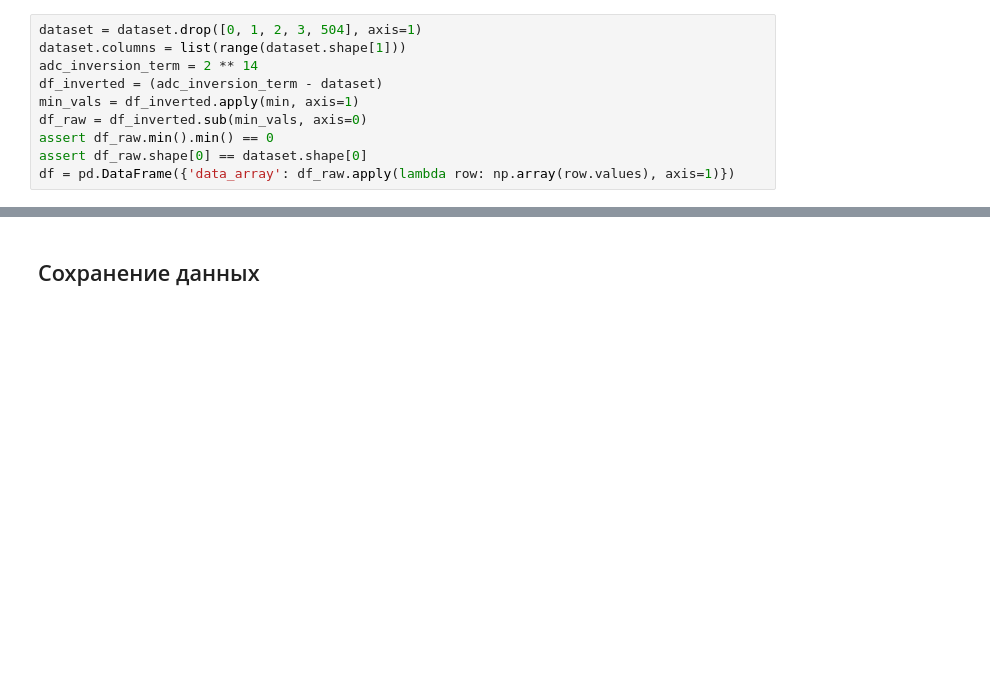
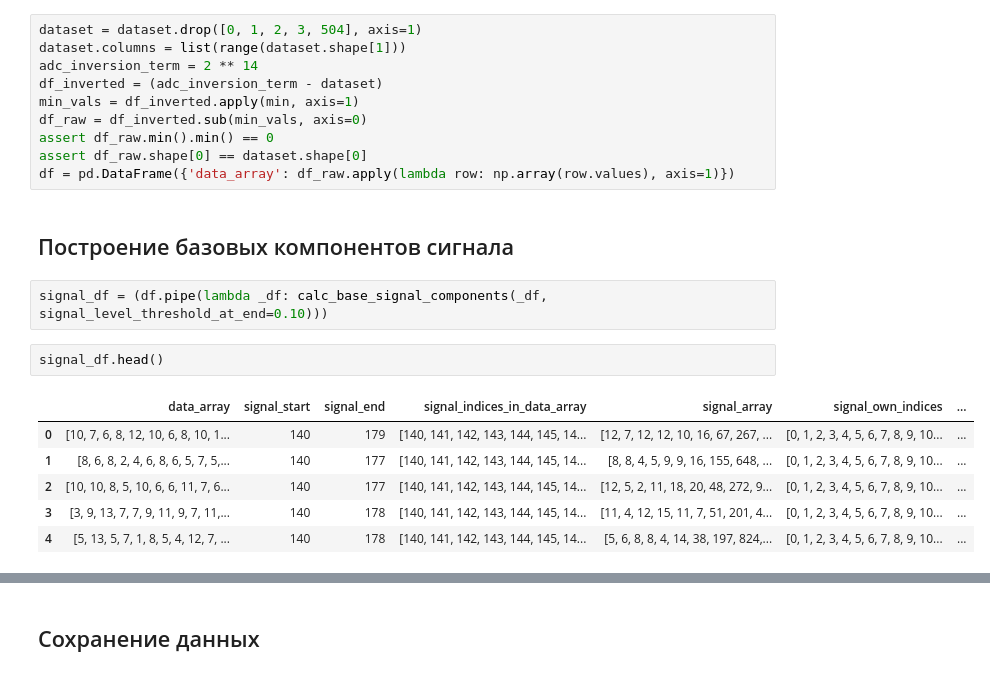
Before and after one commit to AlekseiAgarkov/kaggle_unsupervised_ml_signal_classification, a Jupyter notebook: notebooks/2_Data_Preprocessing.ipynb, the cells around one changed output, grey strips where cells are left out. Cells and saved outputs as stored; diff of their text form; blank space fills up the shorter version.

Commit message:
Implement Data_Preprocessing

```diff
--- a/notebooks/2_Data_Preprocessing.ipynb
+++ b/notebooks/2_Data_Preprocessing.ipynb
@@ -21,3 +24,16 @@ df_raw = df_inverted.sub(min_vals, axis=0)
 assert df_raw.min().min() == 0
 assert df_raw.shape[0] == dataset.shape[0]
 df = pd.DataFrame({'data_array': df_raw.apply(lambda row: np.array(row.values), axis=1)})
+# %% [markdown]
+## Построение базовых компонентов сигнала
+# %%
+signal_df = (df.pipe(lambda _df: calc_base_signal_components(_df, signal_level_threshold_at_end=0.10)))
+# %%
+signal_df.head()
+# %% [output]
+|  | data_array | signal_start | signal_end | signal_indices_in_data_array | signal_array | signal_own_indices | ... |
+| 0 | [10, 7, 6, 8, 12, 10, 6, 8, 10, 1... | 140 | 179 | [140, 141, 142, 143, 144, 145, 14... | [12, 7, 12, 12, 10, 16, 67, 267, ... | [0, 1, 2, 3, 4, 5, 6, 7, 8, 9, 10... | ... |
+| 1 | [8, 6, 8, 2, 4, 6, 8, 6, 5, 7, 5,... | 140 | 177 | [140, 141, 142, 143, 144, 145, 14... | [8, 8, 4, 5, 9, 9, 16, 155, 648, ... | [0, 1, 2, 3, 4, 5, 6, 7, 8, 9, 10... | ... |
+| 2 | [10, 10, 8, 5, 10, 6, 6, 11, 7, 6... | 140 | 177 | [140, 141, 142, 143, 144, 145, 14... | [12, 5, 2, 11, 18, 20, 48, 272, 9... | [0, 1, 2, 3, 4, 5, 6, 7, 8, 9, 10... | ... |
+| 3 | [3, 9, 13, 7, 7, 9, 11, 9, 7, 11,... | 140 | 178 | [140, 141, 142, 143, 144, 145, 14... | [11, 4, 12, 15, 11, 7, 51, 201, 4... | [0, 1, 2, 3, 4, 5, 6, 7, 8, 9, 10... | ... |
+| 4 | [5, 13, 5, 7, 1, 8, 5, 4, 12, 7, ... | 140 | 178 | [140, 141, 142, 143, 144, 145, 14... | [5, 6, 8, 8, 4, 14, 38, 197, 824,... | [0, 1, 2, 3, 4, 5, 6, 7, 8, 9, 10... | ... |
```
Also changed, not shown: parts of 5 cells of this notebook, 2 other files.
